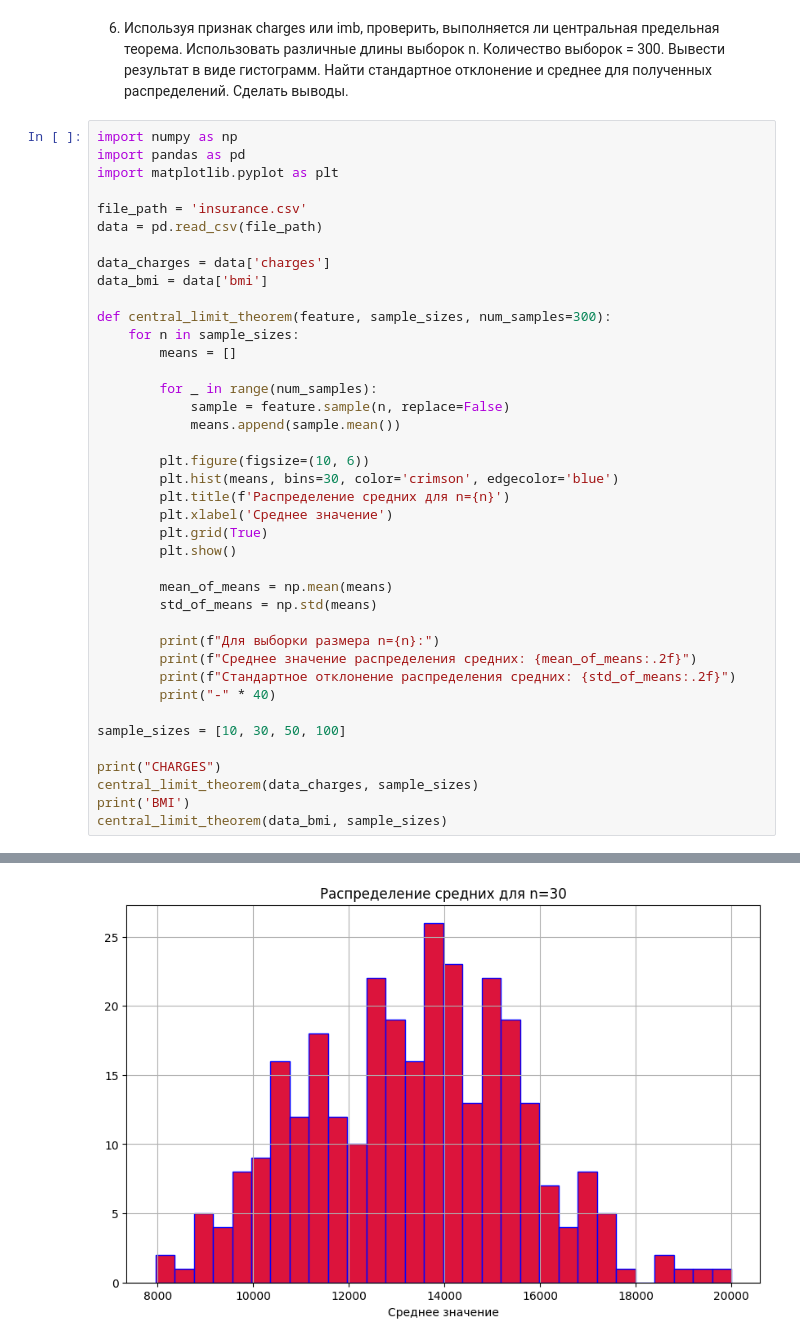
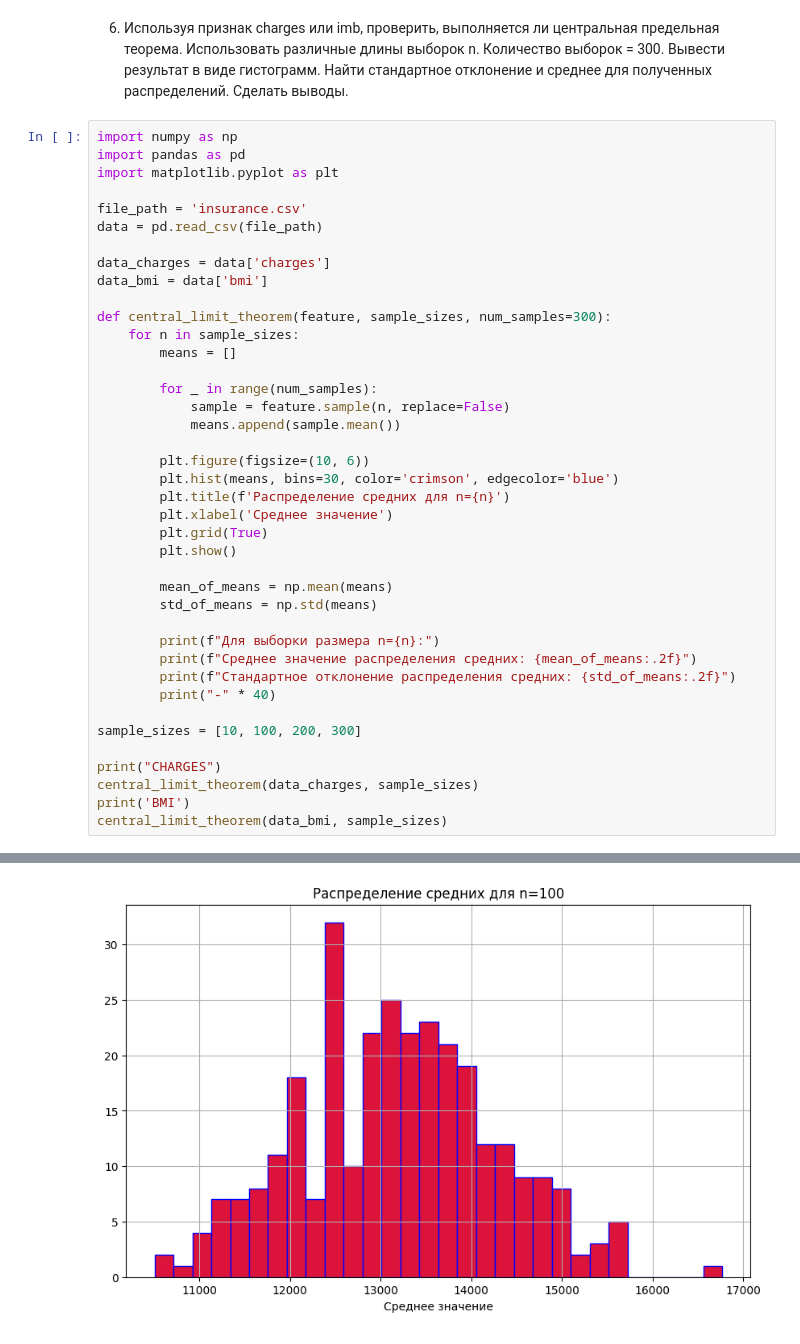
Before and after one commit to desolee7/TIABD, a Jupyter notebook: 3Praktika/3Praktika.ipynb, the cells around one changed output, grey strips where cells are left out. Saved outputs shown, nothing was run; the diff lists cells and outputs as text.

```diff
--- a/3Praktika/3Praktika.ipynb
+++ b/3Praktika/3Praktika.ipynb
@@ -205,7 +205,7 @@ def central_limit_theorem(feature, sample_sizes, num_samples=300):
         print(f"Стандартное отклонение распределения средних: {std_of_means:.2f}")
         print("-" * 40)
 
-sample_sizes = [10, 30, 50, 100]
+sample_sizes = [10, 100, 200, 300]
 
 print("CHARGES")
 central_limit_theorem(data_charges, sample_sizes)
@@ -220,2 +220,2 @@ CHARGES
 ----------------------------------------
-[figure, old version]
+[figure, new version]
```
Also changed, not shown: parts of 12 cells of this notebook, 1 other file.
